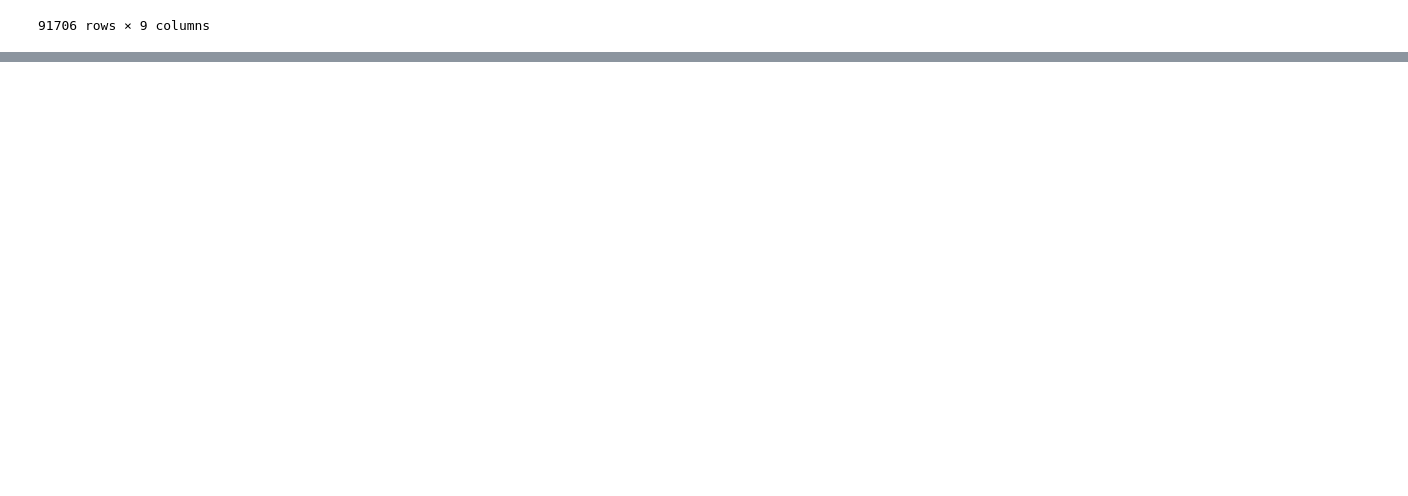
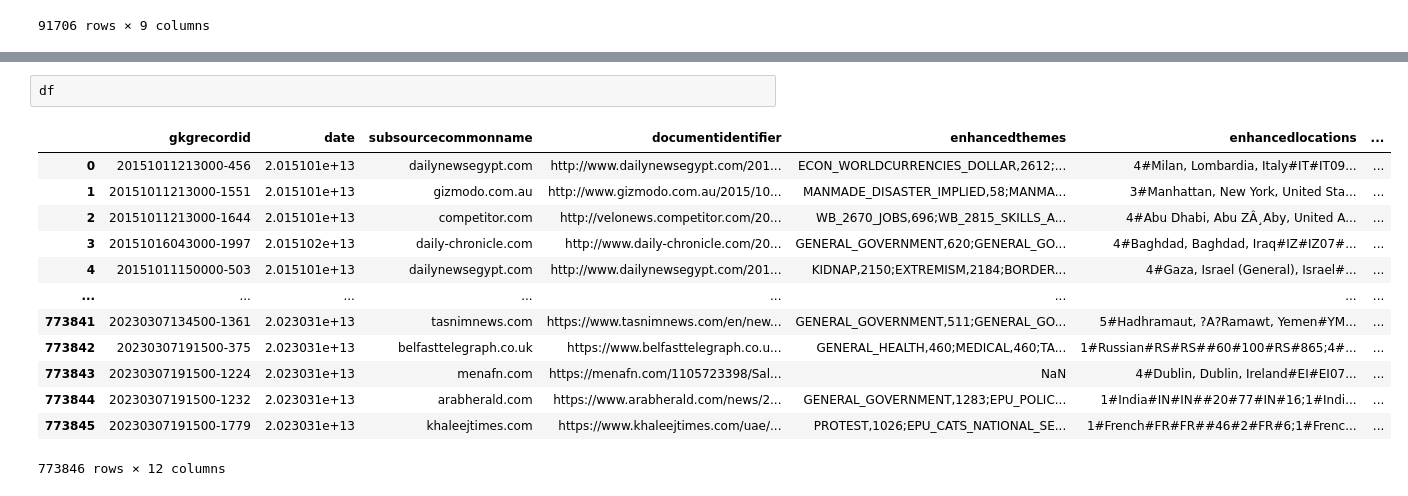
Before and after one commit to amaurycor/CRP_Egyptian_Economy, a Jupyter notebook: run_pipeline.ipynb, the cells around one changed output, grey strips where cells are left out. Cells and saved outputs as stored; diff of their text form; blank space fills up the shorter version.

```diff
--- a/run_pipeline.ipynb
+++ b/run_pipeline.ipynb
@@ -47,0 +66,16 @@ crash_test.tone_analysis(indicator=True)
+# %%
+df
+# %% [output]
+|  | gkgrecordid | date | subsourcecommonname | documentidentifier | enhancedthemes | enhancedlocations | ... |
+| 0 | 20151011213000-456 | 2.015101e+13 | dailynewsegypt.com | http://www.dailynewsegypt.com/201... | ECON_WORLDCURRENCIES_DOLLAR,2612;... | 4#Milan, Lombardia, Italy#IT#IT09... | ... |
+| 1 | 20151011213000-1551 | 2.015101e+13 | gizmodo.com.au | http://www.gizmodo.com.au/2015/10... | MANMADE_DISASTER_IMPLIED,58;MANMA... | 3#Manhattan, New York, United Sta... | ... |
+| 2 | 20151011213000-1644 | 2.015101e+13 | competitor.com | http://velonews.competitor.com/20... | WB_2670_JOBS,696;WB_2815_SKILLS_A... | 4#Abu Dhabi, Abu ZÂ¸Aby, United A... | ... |
+| 3 | 20151016043000-1997 | 2.015102e+13 | daily-chronicle.com | http://www.daily-chronicle.com/20... | GENERAL_GOVERNMENT,620;GENERAL_GO... | 4#Baghdad, Baghdad, Iraq#IZ#IZ07#... | ... |
+| 4 | 20151011150000-503 | 2.015101e+13 | dailynewsegypt.com | http://www.dailynewsegypt.com/201... | KIDNAP,2150;EXTREMISM,2184;BORDER... | 4#Gaza, Israel (General), Israel#... | ... |
+| ... | ... | ... | ... | ... | ... | ... | ... |
+| 773841 | 20230307134500-1361 | 2.023031e+13 | tasnimnews.com | https://www.tasnimnews.com/en/new... | GENERAL_GOVERNMENT,511;GENERAL_GO... | 5#Hadhramaut, ?A?Ramawt, Yemen#YM... | ... |
+| 773842 | 20230307191500-375 | 2.023031e+13 | belfasttelegraph.co.uk | https://www.belfasttelegraph.co.u... | GENERAL_HEALTH,460;MEDICAL,460;TA... | 1#Russian#RS#RS##60#100#RS#865;4#... | ... |
+| 773843 | 20230307191500-1224 | 2.023031e+13 | menafn.com | https://menafn.com/1105723398/Sal... | NaN | 4#Dublin, Dublin, Ireland#EI#EI07... | ... |
+| 773844 | 20230307191500-1232 | 2.023031e+13 | arabherald.com | https://www.arabherald.com/news/2... | GENERAL_GOVERNMENT,1283;EPU_POLIC... | 1#India#IN#IN##20#77#IN#16;1#Indi... | ... |
+| 773845 | 20230307191500-1779 | 2.023031e+13 | khaleejtimes.com | https://www.khaleejtimes.com/uae/... | PROTEST,1026;EPU_CATS_NATIONAL_SE... | 1#French#FR#FR##46#2#FR#6;1#Frenc... | ... |
+773846 rows × 12 columns
```
Also changed, not shown: parts of 4 cells of this notebook, 1 other file.
